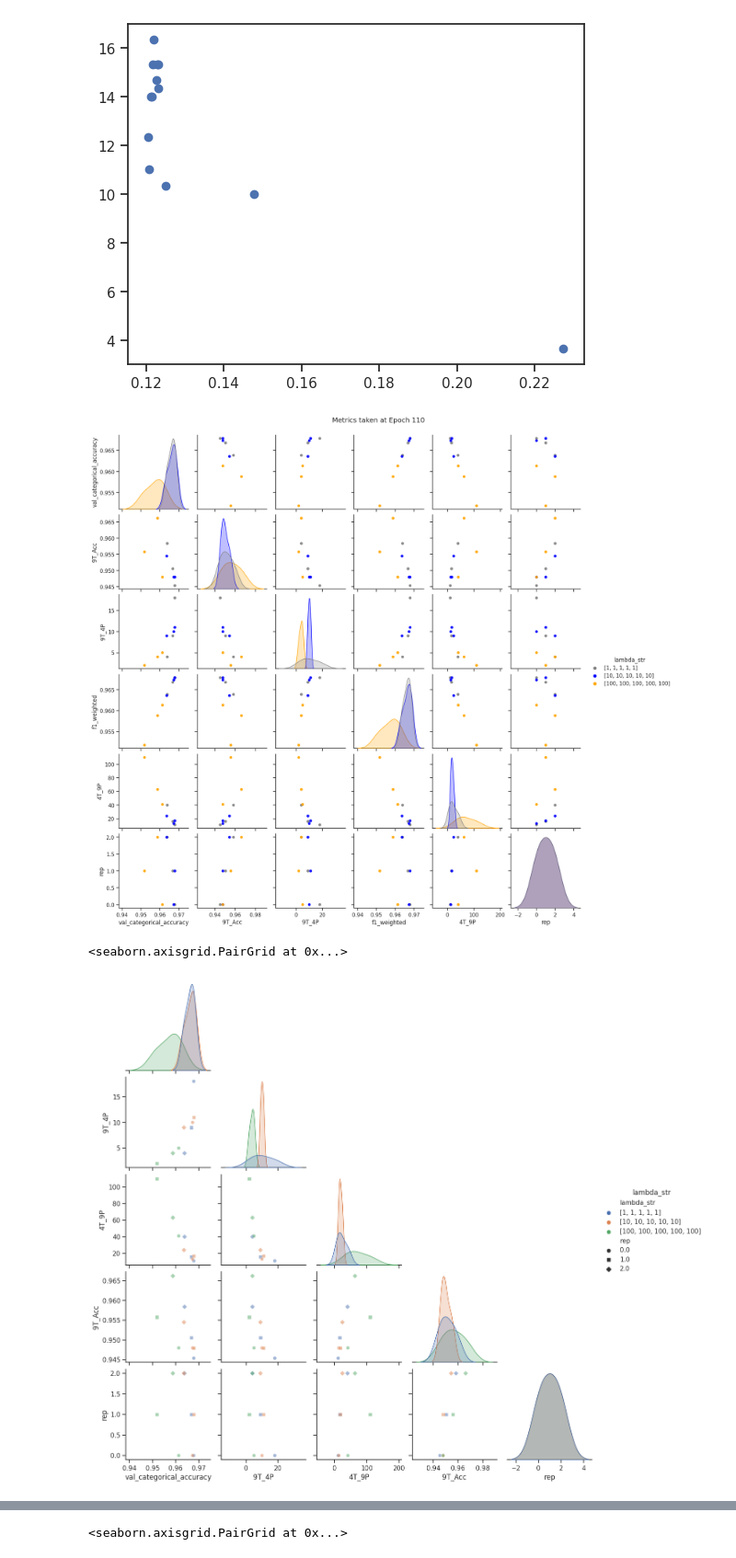
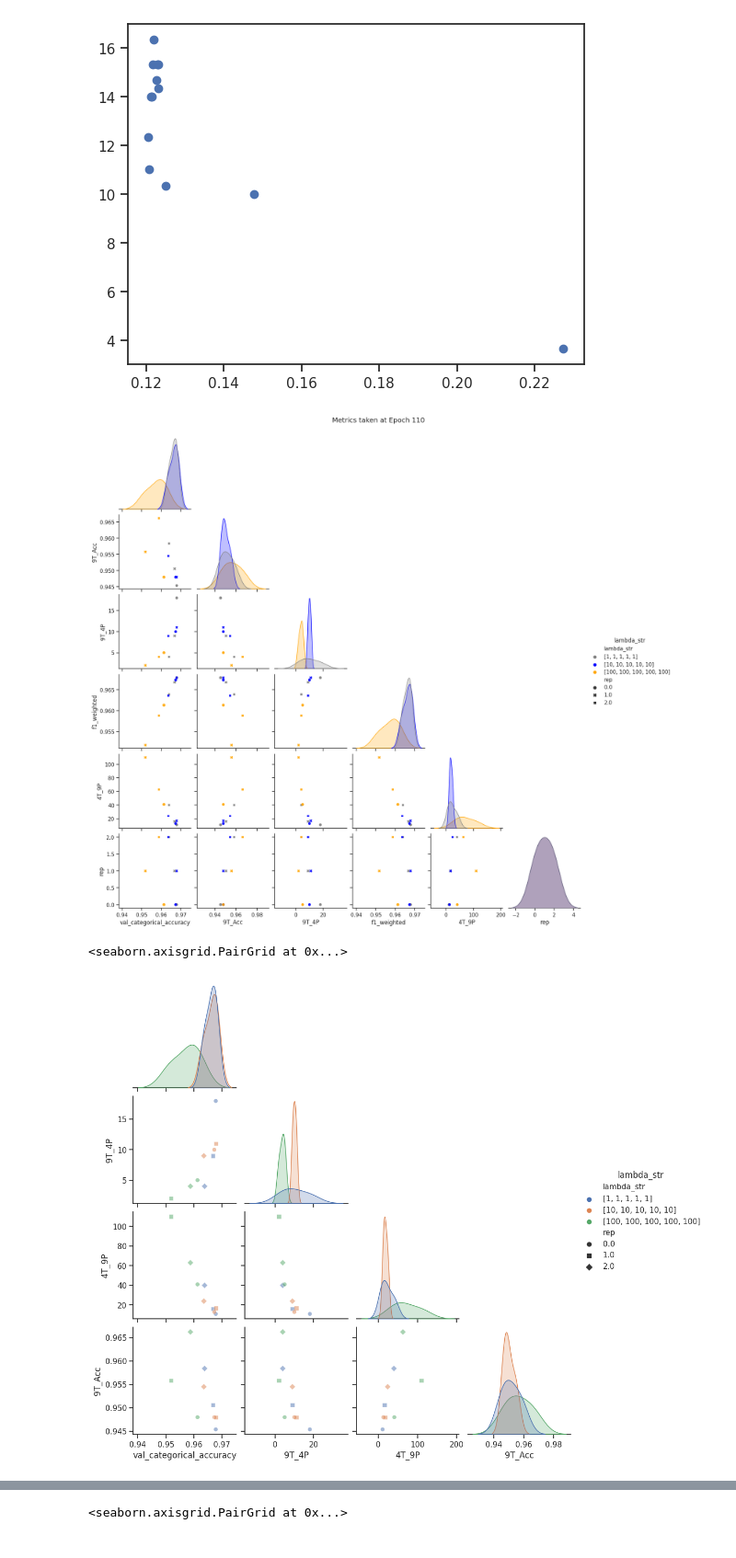
Before and after one commit to RachelRamirez/misclassification_matrix, a Jupyter notebook: Analyzing_Exp_5Bins_11Runs_40D_with_SGD_LR_0point1_DiffInitSeedsperRep_plus_Baselines.ipynb, the cells around one changed output, grey strips where cells are left out. Shown at 92% size. Drawn from its saved outputs; the diff is of its cells as text; code cells hidden in the pictures.

```diff
--- a/Analyzing_Exp_5Bins_11Runs_40D_with_SGD_LR_0point1_DiffInitSeedsperRep_plus_Baselines.ipynb
+++ b/Analyzing_Exp_5Bins_11Runs_40D_with_SGD_LR_0point1_DiffInitSeedsperRep_plus_Baselines.ipynb
@@ -1476,34 +1476,14 @@ def plot_combinations(df, columns):
   }
 
   sns.set(style='ticks')
-  plot = sns.pairplot(df[columns], hue='lambda_str', palette=color_palette, kind='scatter',  plot_kws={'linewidth': 0, 'alpha': 0.9, } )   #I cannot get this to work: 'style': rep
+  plot = sns.pairplot(df[columns], hue='lambda_str', palette=color_palette, kind='scatter',  plot_kws={'linewidth': 0, 'alpha': 0.9, 'style':df['rep']}, corner=True )   #I cannot get this to work: 'style': rep
   plot.fig.suptitle('Metrics taken at Epoch 110', y=1.02)
   plot.savefig('pairplot_epoch110_just_3_baselines.pdf', dpi=300, bbox_inches='tight')
   plt.show()
 
 
-
-# filtered_df_110 = dataframe_110[~dataframe_110['lambdas'].apply(lambda x: 10 in x)]
-
 columns = ['val_categorical_accuracy', '9T_Acc', '9T_4P', 'f1_weighted', '4T_9P', 'lambda_str' , 'rep']
 
-
-#target_array = np.array([1, 1, 1, 1, 10])
-
-
-# Filter rows where the "lambdas" column matches the target array
-# filtered_df = df.loc[df['lambdas'].apply(lambda x: np.array_equal(x, target_array))]
-
-# print(filtered_df.columns)
-import numpy as np
-import pandas as pd
-
-# # Sample DataFrame
-# df = pd.DataFrame({'lambdas': [np.array([1, 1, 1, 1, 1]),
-#                                np.array([2, 2, 2, 2, 2]),
-#                                np.array([10, 10, 10, 10, 10]),
-#                                np.array([5, 5, 5, 5, 5]),
-#                                np.array([1, 1, 1, 1, 1])]})
 
 
 
@@ -1517,42 +1497,36 @@ def filtered_df(df):
   return df[df['lambdas'].apply(lambda x: np.array_equal(x, target_array1) or np.array_equal(x, target_array2) or np.array_equal(x, target_array3))]
 
 filtered_df_110 = filtered_df(dataframe_110)
-# Printing the filtered DataFrame
-# print(filtered_df_110)
+
 
 plot_combinations(filtered_df_110, columns)
 
 # Define the arrays as strings
 array1 = str([1, 1, 1, 1, 1])
 array2 = str([10, 10, 10, 10, 10])
 array3 = str([100, 100, 100, 100, 100])
 
 # Create a dictionary to map arrays to colors
 color_palette = {
     array1: 'gray',
     array2: 'blue',
     array3: 'orange',
     # array7: 'red'
 }
 
 
-
 # List of desired columns
 desired_columns = ['val_categorical_accuracy', '9T_4P', '4T_9P', '9T_Acc', 'lambda_str', 'rep']
 columns = ['val_categorical_accuracy', '9T_4P', '4T_9P', '9T_Acc', 'lambda_str', 'rep']
 
 # Filtered DataFrame with desired columns
 filtered_df_110 = filtered_df_110[desired_columns].copy()
 
 
-
-# Create a list of unique combinations of columns
-column_combinations = list(zip(filtered_df_110.columns, filtered_df_110.columns[1:]))
-
 # Create the pairwise comparison plot
-sns.pairplot(filtered_df_110[columns], plot_kws={'alpha': 0.5, 'markers':["o", "s", "D"], 'style':filtered_df_110['rep']}, corner=True,
-             diag_kind='auto', hue='lambda_str',)
+sns.pairplot(filtered_df_110[columns], vars=['val_categorical_accuracy', '9T_4P', '4T_9P', '9T_Acc'], plot_kws={'alpha': 0.5, 'markers':["o", "s", "D"], 'style':filtered_df_110['rep']}, corner=True,
+             diag_kind='auto', hue='lambda_str')
 # %% [output]
-[figure, old version]
+[figure, new version]
 <seaborn.axisgrid.PairGrid at 0x...>
-[figure, old version]
+[figure, new version]
```
Also changed, not shown: parts of 8 cells of this notebook.
